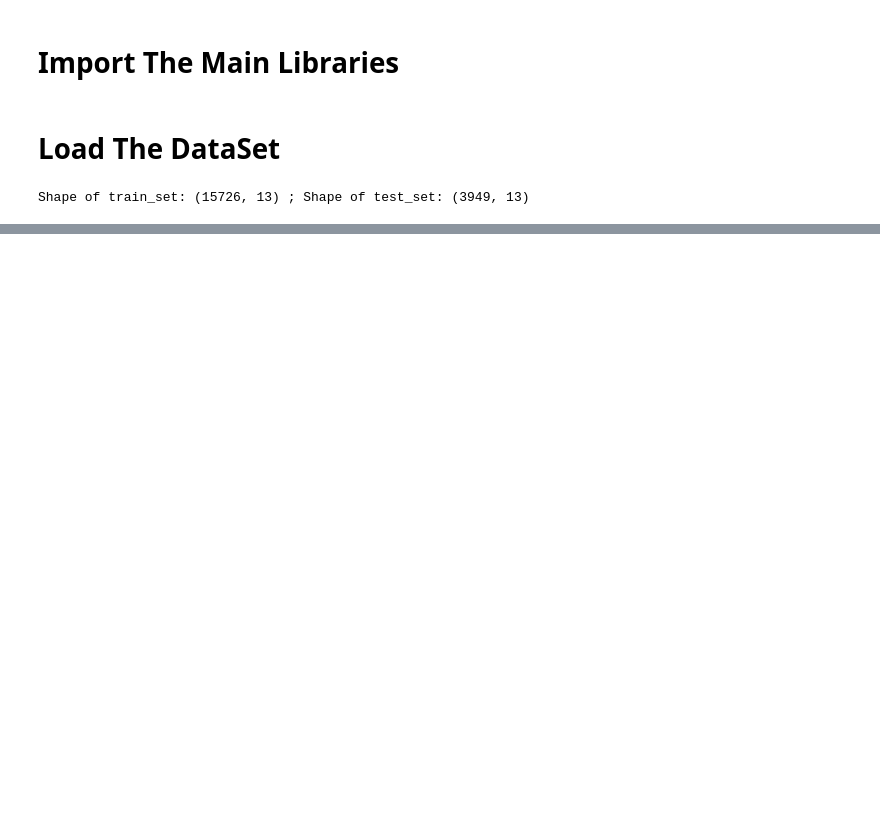
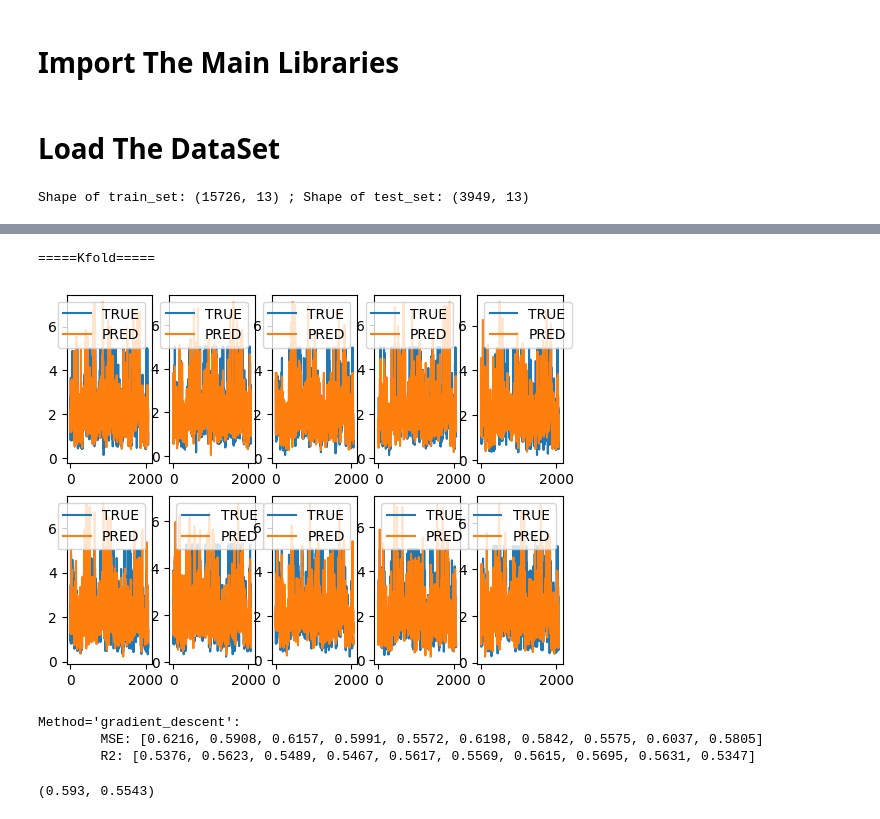
Before and after one commit to Motion115/ML-Labs, a Jupyter notebook: lab1/myRegression.ipynb, the cells around one changed output, grey strips where cells are left out. Saved outputs shown, nothing was run; the diff lists cells and outputs as text; code cells hidden in the pictures; blank space fills up the shorter version.

```diff
--- a/lab1/myRegression.ipynb
+++ b/lab1/myRegression.ipynb
@@ -105,8 +106,8 @@ from sklearn.datasets import load_boston
 from sklearn.model_selection import KFold, train_test_split
 from sklearn.preprocessing import MinMaxScaler, scale
 # %%
-# K折交叉验证函数（默认为5折）
-def cross_val_score(model, x, y, n_splits=5, fit_method='gradient_descent', image_show=True):
+# K折交叉验证函数（默认为10折）
+def cross_val_score(model, x, y, n_splits=10, fit_method='gradient_descent', image_show=True):
     """
     :param model: 线性模型
     :param x: 数据特征
@@ -126,7 +127,7 @@ def cross_val_score(model, x, y, n_splits=5, fit_method='gradient_descent', imag
         # 测试集效果
         pred_y = model.predict(test_x)
         if image_show:
-            plt.subplot(231+len(mse_scores))
+            plt.subplot(2,5,len(mse_scores)+1)
             plt.plot(np.arange(len(test_y)), test_y, label='TRUE')
             plt.plot(np.arange(len(test_y)), pred_y, label='PRED')
             plt.legend()
@@ -135,8 +136,8 @@ def cross_val_score(model, x, y, n_splits=5, fit_method='gradient_descent', imag
         r2_scores.append(model.score(test_x, test_y))
     if image_show:
         plt.show()
-    print("\nMethod='{}':\n\tCross Val MSEs:".format(fit_method), mse_scores)
-    print("\tCross Val R2_scores:", r2_scores)
+    print("\nMethod='{}':\n\tMSE:".format(fit_method), mse_scores)
+    print("\tR2:", r2_scores)
     return round(np.mean(mse_scores), 4), round(np.mean(r2_scores), 4)
 # %%
 # 实验1：对比四种不同的模型训练方式（ [正规方程法; 梯度下降法] × [无正则化; 正则化] )
@@ -284,23 +285,15 @@ lr = myRegression()
 
 from sklearn.datasets import fetch_california_housing
 
+from sklearn.datasets import load_boston
 califonia = fetch_california_housing()
-print("data: ", califonia.data.shape)
-print("target: ", califonia.target.shape)
+# boston = load_boston()
+data = califonia.data
+target = califonia.target
+print("data: ", data.shape)
+print("target: ", target.shape)
 scaler = MinMaxScaler()
-scaling_data = scaler.fit_transform(califonia.data)
-
-print("=====Kfold=====\n")
-cross_val_score(lr, scaling_data, califonia.target, n_splits=5)
-
-print("=====Compare=====\n")
-compare_training_method(lr, scaling_data, califonia.target)
-print("=====feature=====\n")
-feature_scaling_test(lr, califonia.data, califonia.target)
-print("=====draw=====\n")
-draw_learning_curve(lr, scaling_data, califonia.target)
-print("=====lambda test=====\n")
-lambda_test(lr, scaling_data, califonia.target)
+scaling_data = scaler.fit_transform(data)
 # %% [output]
 data:  (20640, 8)
 target:  (20640,)
@@ -330,0 +300,10 @@ KeyboardInterrupt:
+# %%
+print("=====Kfold=====\n")
+cross_val_score(lr, scaling_data, target, n_splits=10)
+# %% [output]
+=====Kfold=====
+[figure, added]
+Method='gradient_descent':
+        MSE: [0.6216, 0.5908, 0.6157, 0.5991, 0.5572, 0.6198, 0.5842, 0.5575, 0.6037, 0.5805]
+        R2: [0.5376, 0.5623, 0.5489, 0.5467, 0.5617, 0.5569, 0.5615, 0.5695, 0.5631, 0.5347]
+(0.593, 0.5543)
```
Also changed, not shown: parts of 8 cells of this notebook, 3 other files.
